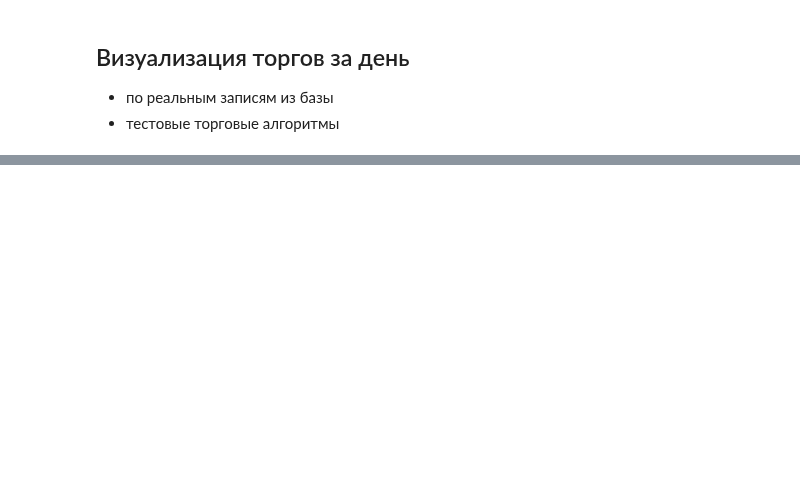
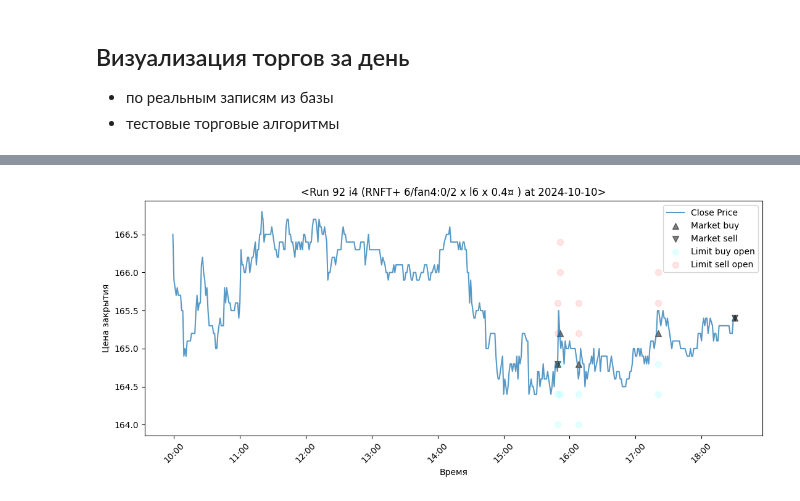
Before and after one commit to sapozhkov/fin, a Jupyter notebook: notebooks/t_day_vis.ipynb, the cells around one changed output, grey strips where cells are left out. Saved outputs shown, nothing was run; the diff lists cells and outputs as text; code cells hidden in the pictures; blank space fills up the shorter version.

```diff
--- a/notebooks/t_day_vis.ipynb
+++ b/notebooks/t_day_vis.ipynb
@@ -5,89 +8,61 @@
 # %%
+from app import create_app
+from app.models import Order, Run
 from app.helper import LocalCache
 from app.config import RunConfig
 from bot import TestAlgorithm
 from datetime import datetime
-from bot.vis import Visualize
-from bot.db import HistoricalTrade, TickerCache
-%reload_ext autoreload
-%autoreload 2
+from app.plot import PlotRun
 
-
-TICKER = 'EUTR'
 LocalCache.clear()
 
-historical_trade = HistoricalTrade()
-ticker_cache = TickerCache(TICKER)
+config = RunConfig.from_repr_string('RNFT+ 6/fan4:1/2 x l6 x 0.4¤')
+date = '2024-10-10'
+# date = None
+if date is None:
+    date = datetime.now().strftime('%Y-%m-%d')
 
-# плавное падение 2024-04-24, 2024-04-25
-
-date = '2024-08-19'
-# date = None
-
-alg_name = '-' #'v5_t60'
-# alg_name = None #'v5_t60'
-
-viz = Visualize(ticker_cache)
-
-def show_test_alg(date_):
-    if date_ is None:
-        date_ = datetime.now().strftime('%Y-%m-%d')
+def show_test_alg():
 
     test_alg = TestAlgorithm(
-        do_printing=True,
-        config=RunConfig.from_repr_string('EUTR+ 2/0:0/2 x l4 x 0.4(+x0.2)¤')
-        # config=RunConfig(
-        #     ticker=TICKER,
-        #
-        #     step_max_cnt=6,
-        #     step_base_cnt=3,
-        #     pretest_period=5,
-        #     pretest_type=RunConfig.PRETEST_PRE,
-        #
-        #     step_size=1.4,
-        #
-        #     step_set_orders_cnt=1,
-        #     step_lots=1,
-        #
-        #     stop_up_p=0,
-        #     stop_down_p=0,
-        #     threshold_sell_steps=0,
-        #     threshold_buy_steps=0,
-        # ),
+        do_printing=False,
+        config=config
     )
 
     result = test_alg.test(
-        last_test_date = date_,
+        last_test_date = date,
         test_days_num = 1, # тут берем всегда только 1 день для этого файла
         shares_count=0,
     )
 
     print()
-    print(f"День: {date_}, 'тестовый', Итог: {result['profit']}"
+    print(f"День: {date}, 'тестовый', Итог: {result['profit']}"
           # f", Записей: {result['op_cnt']}"
           )
     print(result)
 
-    viz.draw(
-        date_,
-        test_alg.accounting_helper.get_deals(),
+    PlotRun.draw_notebook(
+        config.ticker,
+        date,
         test_alg.accounting_helper.get_orders(),
         'текущий вариант тестового алгоритма'
     )
 
-results = historical_trade.get_daily_totals(date, alg_name)
+# выводим результаты за этот день
+app = create_app()
+with app.app_context():
+    runs = Run.get_by_date_and_ticker(date, config.ticker)
+    for run in runs:
+        print(f"Run id {run.id}, "
+              f"Итог: {run.total}, "
+              f"Записей: {run.operations_cnt}")
+        PlotRun.draw_notebook(
+            config.ticker,
+            date,
+            Order.get_by_run_id(run.id),
+            f"{run}"
+        )
 
-
-
-for obj in results:
-    print(f"День: {obj.date}, {obj.alg_name}, "
-          f"{'Итог' if obj.is_closed else 'Подытог'}: {obj.total}, "
-          f"Записей: {obj.cnt}")
-    viz.draw(
-        obj.date,
-        historical_trade.get_deals(obj.date, obj.alg_name, TICKER),
-        [],
-        obj.alg_name
-    )
-
-show_test_alg(date)
+# выводим результаты тестового алгоритма
+show_test_alg()
+# %% [output]
@@ -93,0 +70 @@ show_test_alg(date)
+[figure, added]
```
Also changed, not shown: parts of 3 cells of this notebook.
